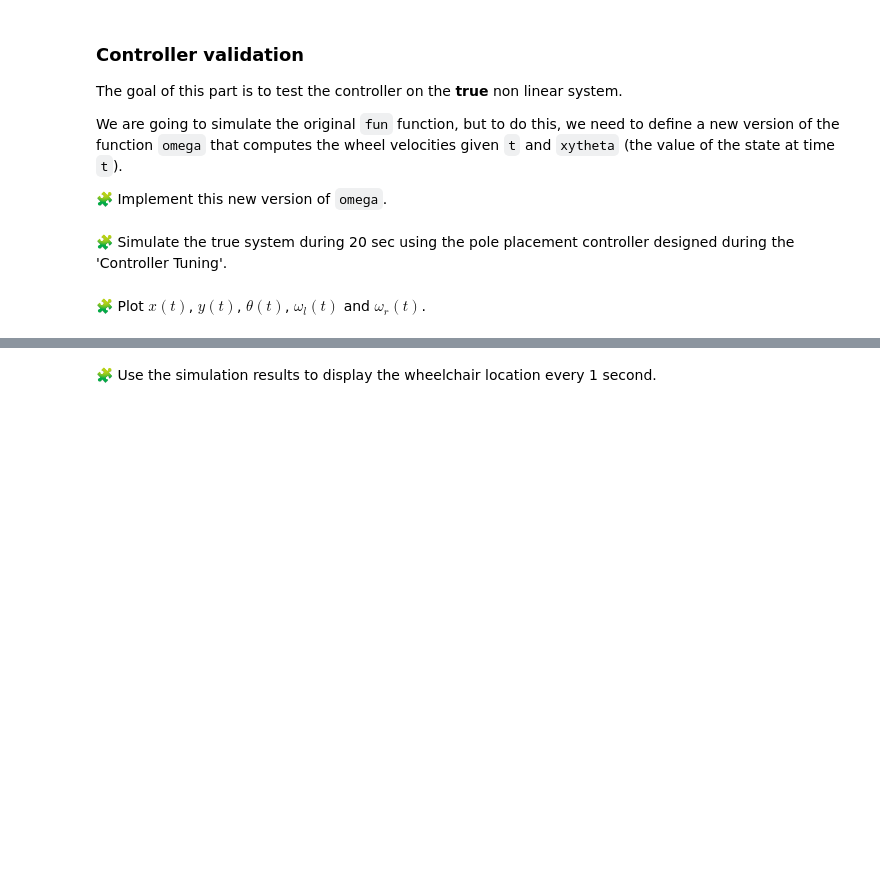
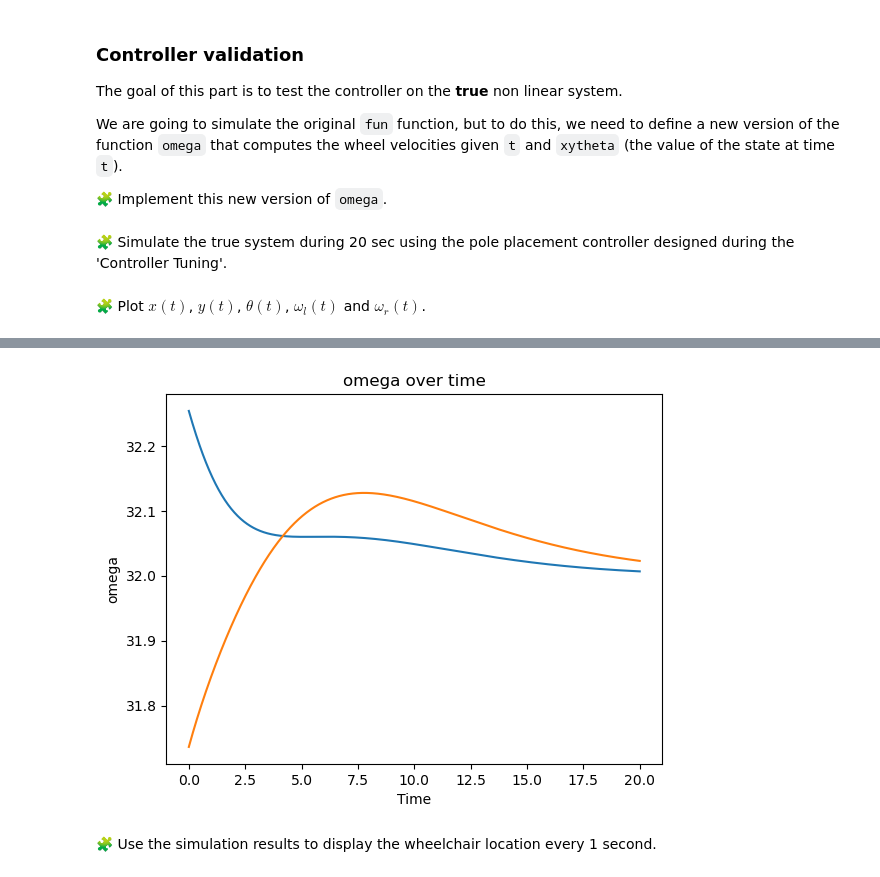
Before and after one commit to AchrafRachidi2000/control-engineering-with-python-project-2022-2023, a Jupyter notebook: Project-3.ipynb, the cells around one changed output, grey strips where cells are left out. Cells and saved outputs as stored; diff of their text form; code cells hidden in the pictures; blank space fills up the shorter version.

```diff
--- a/Project-3.ipynb
+++ b/Project-3.ipynb
@@ -958,3 +937,24 @@ TypeError: 'numpy.ndarray' object is not callable
+# %%
+Omega=[]
+for i in range(len(t)):
+    Omega.append(omega(t[i],[x[i],y[i],theta[i]]))
+omega_l = []
+omega_r = []
+for arr in Omega:
+    omega_l.append((arr[0]+v/Rw)*3.6)
+    omega_r.append((arr[1]+v/Rw)*3.6)
+plt.plot(t, omega_l)
+plt.plot(t,omega_r)
+
+# Add labels to the plot
+plt.xlabel('Time')
+plt.ylabel('omega')
+plt.title('omega over time')
+
+# Show the plot
+plt.show()
+# %% [output]
+[figure, added]
 # %% [markdown]
 🧩 Use the simulation results to display the wheelchair location every 1 second.
 # %%
```
Also changed, not shown: parts of 9 cells of this notebook.
